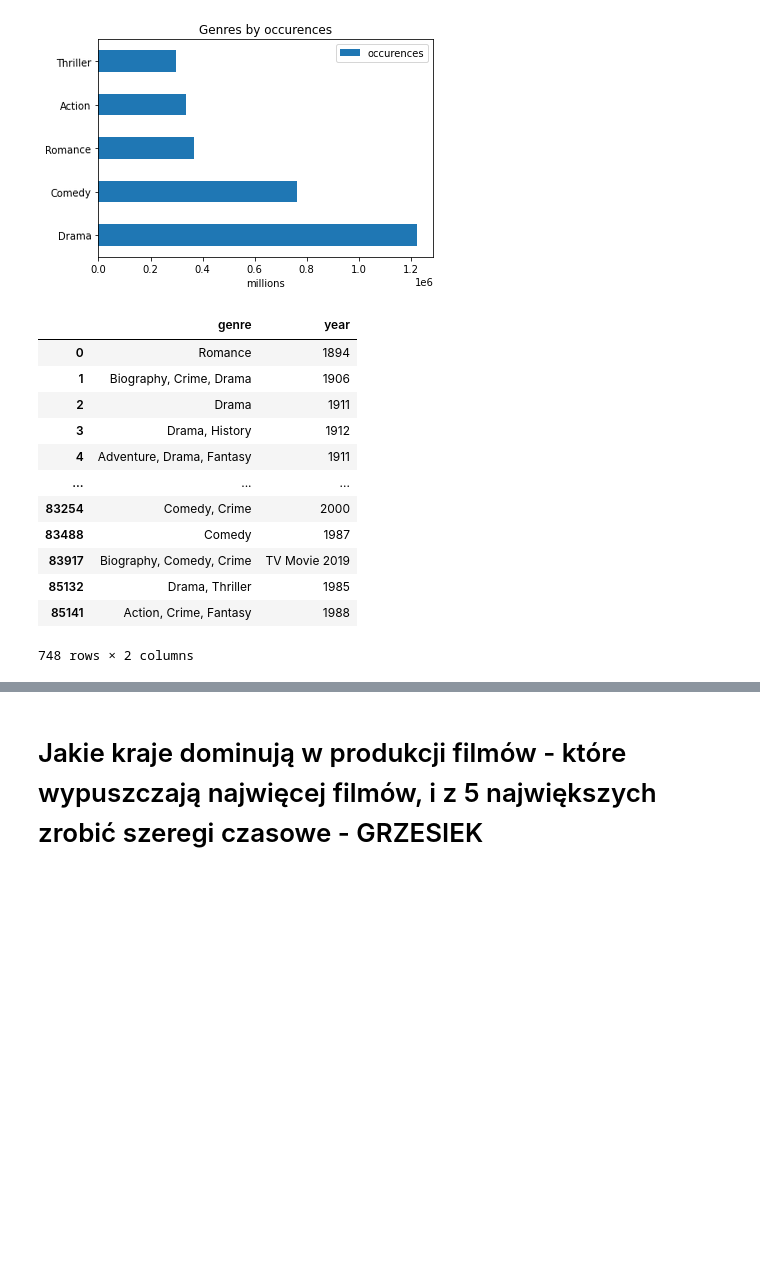
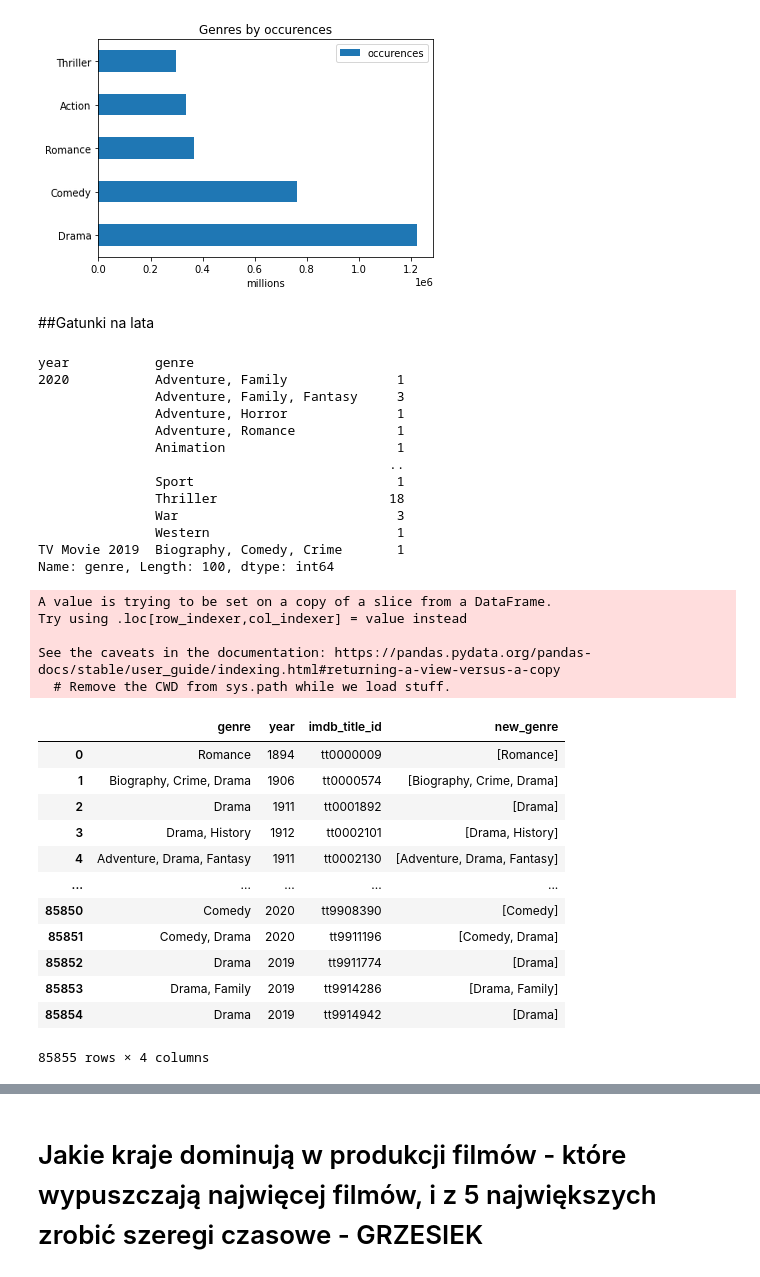
Before and after one commit to KatBotkowska/CodersCrew, a Jupyter notebook: Netflix_data.ipynb, the cells around one changed output, grey strips where cells are left out. Saved outputs shown, nothing was run; the diff lists cells and outputs as text; code cells hidden in the pictures; blank space fills up the shorter version.

Commit message:
genres by years

```diff
--- a/Netflix_data.ipynb
+++ b/Netflix_data.ipynb
@@ -467,23 +474,57 @@ ax.set_xlabel('millions')
 # %% [output]
 Text(0.5, 0, 'millions')
 [figure]
+# %% [markdown]
+##Gatunki na lata
 # %%
 imdb_movies['genre_list']=imdb_movies['genre'].str.split(',', n=5)
 #imdb_movies['genre_list'].value_counts().head(10)
 # %%
-genres_by_years=imdb_movies[['genre', 'year']].groupby(['year'], as_index=False)
-genres_by_years.head()
+genres_by_years=imdb_movies[['genre', 'year']].groupby(['year', 'genre'], as_index=True)['genre'].count()
+genres_by_years.tail(100)
 # %% [output]
-|  | genre | year |
-| 0 | Romance | 1894 |
-| 1 | Biography, Crime, Drama | 1906 |
-| 2 | Drama | 1911 |
-| 3 | Drama, History | 1912 |
-| 4 | Adventure, Drama, Fantasy | 1911 |
-| ... | ... | ... |
-| 83254 | Comedy, Crime | 2000 |
-| 83488 | Comedy | 1987 |
-| 83917 | Biography, Comedy, Crime | TV Movie 2019 |
-| 85132 | Drama, Thriller | 1985 |
-| 85141 | Action, Crime, Fantasy | 1988 |
-748 rows × 2 columns
+year           genre
+2020           Adventure, Family              1
+               Adventure, Family, Fantasy     3
+               Adventure, Horror              1
+               Adventure, Romance             1
+               Animation                      1
+                                             ..
+               Sport                          1
+               Thriller                      18
+               War                            3
+               Western                        1
+TV Movie 2019  Biography, Comedy, Crime       1
+Name: genre, Length: 100, dtype: int64
+# %%
+#dla roku 2019 zamiana str gatunków na listę
+genres_split_by_years=imdb_movies[['genre', 'year', 'imdb_title_id']]
+genres_split_by_years[genres_split_by_years['year']=='2019']
+genres = genres_split_by_years['genre']
+
+new_genres=[]
+for genre in genres.to_list():
+    genre = genre.split(',')
+    new_genres.append(genre)
+
+genres_split_by_years['new_genre']=new_genres
+genres_split_by_years
+# %% [output]
+A value is trying to be set on a copy of a slice from a DataFrame.
+Try using .loc[row_indexer,col_indexer] = value instead
+
+See the caveats in the documentation: https://pandas.pydata.org/pandas-docs/stable/user_guide/indexing.html#returning-a-view-versus-a-copy
+  # Remove the CWD from sys.path while we load stuff.
+|  | genre | year | imdb_title_id | new_genre |
+| 0 | Romance | 1894 | tt0000009 | [Romance] |
+| 1 | Biography, Crime, Drama | 1906 | tt0000574 | [Biography, Crime, Drama] |
+| 2 | Drama | 1911 | tt0001892 | [Drama] |
+| 3 | Drama, History | 1912 | tt0002101 | [Drama, History] |
+| 4 | Adventure, Drama, Fantasy | 1911 | tt0002130 | [Adventure, Drama, Fantasy] |
+| ... | ... | ... | ... | ... |
+| 85850 | Comedy | 2020 | tt9908390 | [Comedy] |
+| 85851 | Comedy, Drama | 2020 | tt9911196 | [Comedy, Drama] |
+| 85852 | Drama | 2019 | tt9911774 | [Drama] |
+| 85853 | Drama, Family | 2019 | tt9914286 | [Drama, Family] |
+| 85854 | Drama | 2019 | tt9914942 | [Drama] |
+85855 rows × 4 columns
```
Also changed, not shown: parts of 6 cells of this notebook.
